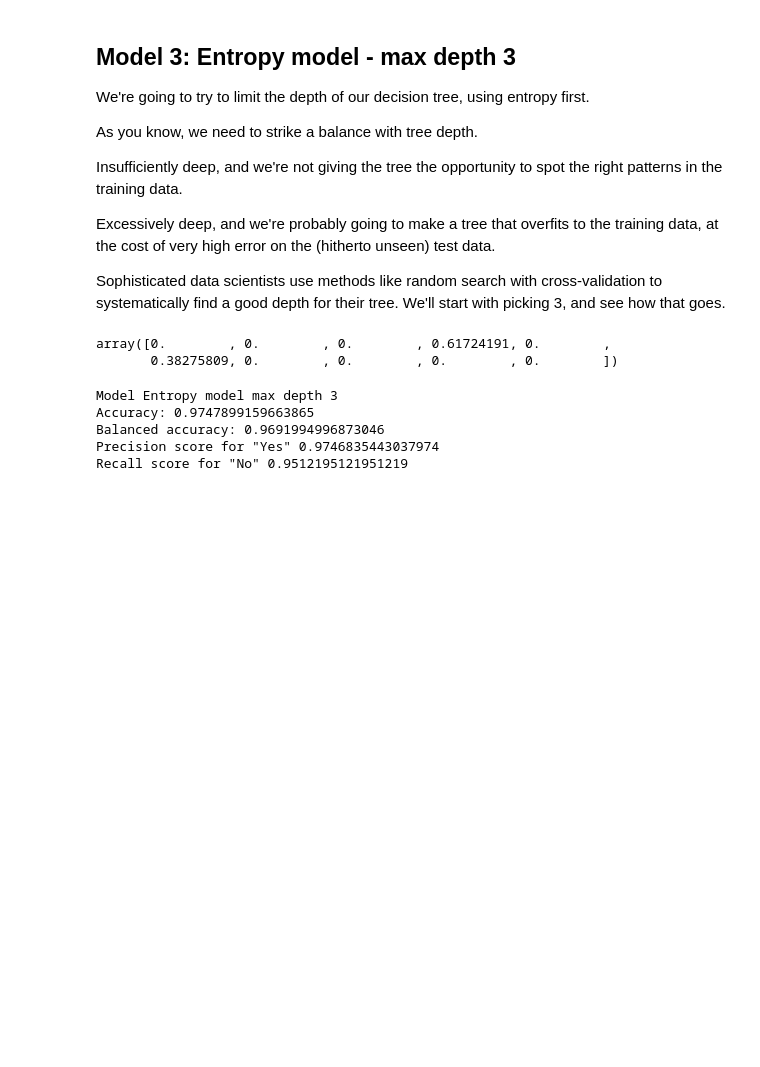
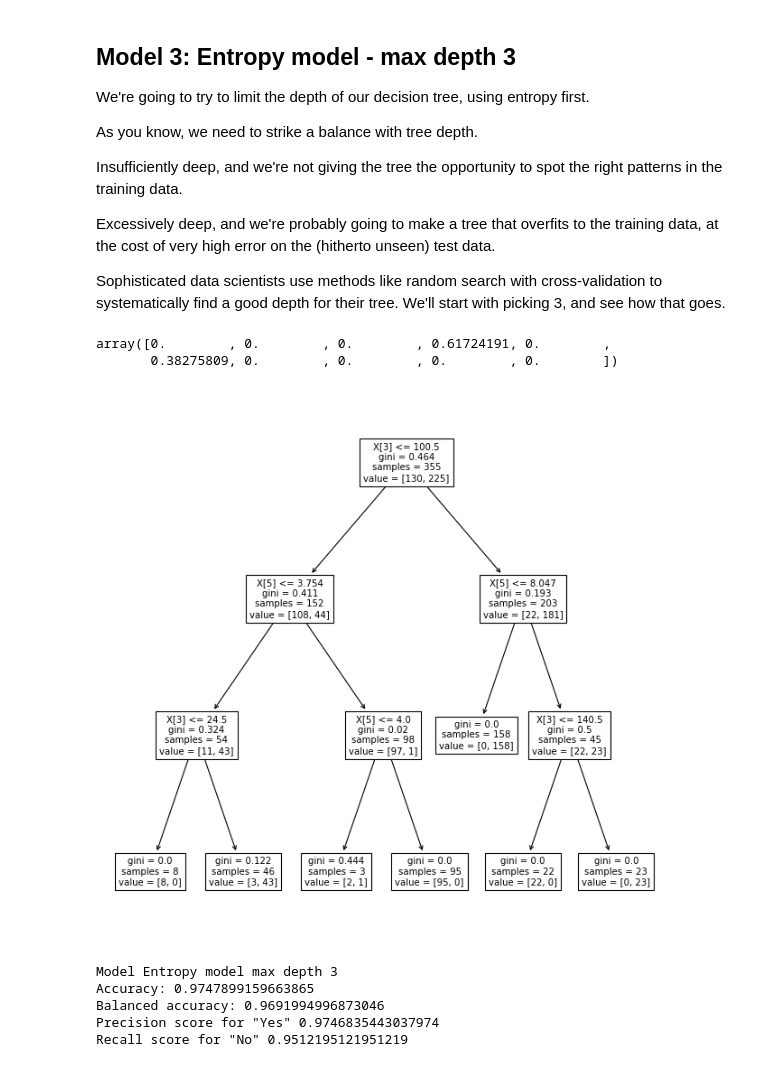
Before and after one commit to nycantwell/nycantwell, a Jupyter notebook: 1613148038_Springboard_Decision_Tree_Specialty_Coffee_Case_Study_28012021_2_/Springboard Decision Tree Specialty Coffee Case Study - Tier 3.ipynb, the cells around one changed output. Drawn from its saved outputs; the diff is of its cells as text; code cells hidden in the pictures; blank space fills up the shorter version.

```diff
--- a/1613148038_Springboard_Decision_Tree_Specialty_Coffee_Case_Study_28012021_2_/Springboard Decision Tree Specialty Coffee Case Study - Tier 3.ipynb
+++ b/1613148038_Springboard_Decision_Tree_Specialty_Coffee_Case_Study_28012021_2_/Springboard Decision Tree Specialty Coffee Case Study - Tier 3.ipynb
@@ -552,3 +534,10 @@ graph.render('depth3 tree 2')
+# %%
+# As before, we need to visualize the tree to grasp its nature
+figure(figsize=(10, 10), dpi=80)
+tree.plot_tree(entr_model2)
+plt.show()
+# %% [output]
+[figure, added]
 # %%
 # Run this block for model evaluation
 print("Model Entropy model max depth 3")
```
Also changed, not shown: parts of 12 cells of this notebook.
